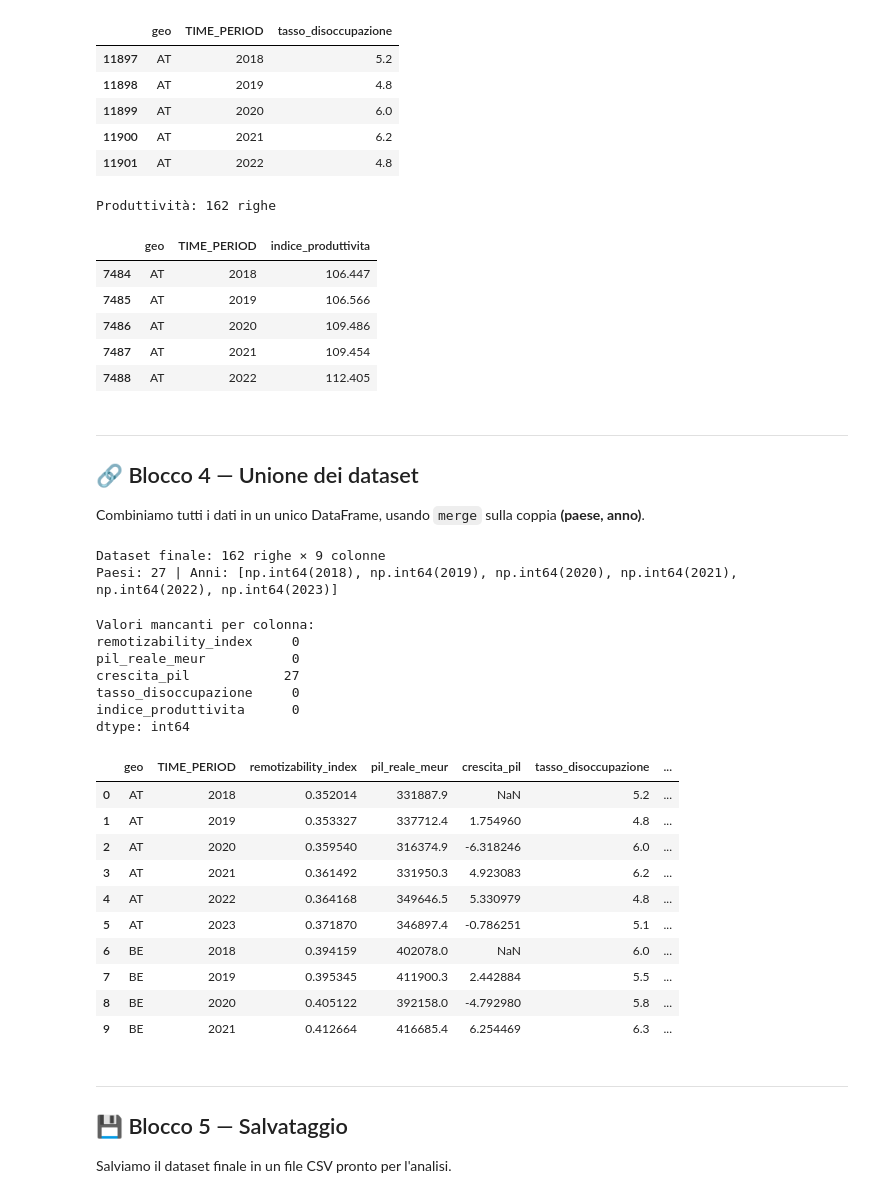
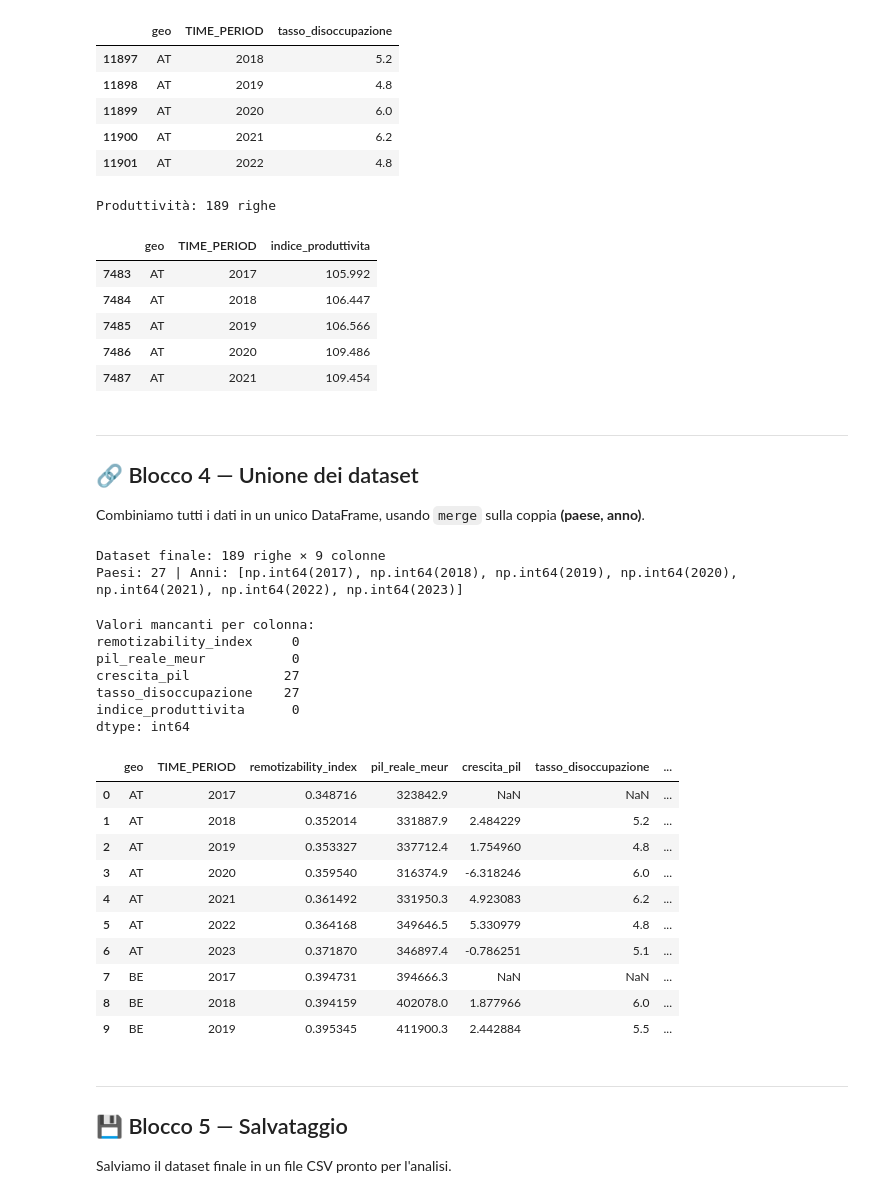
Before and after one commit to matperrucci-cell/Internet-Network-Economics, a Jupyter notebook: remote_work_semplificato.ipynb, the cells around one changed output. Cells and saved outputs as stored; diff of their text form; code cells hidden in the pictures.

```diff
--- a/remote_work_semplificato.ipynb
+++ b/remote_work_semplificato.ipynb
@@ -90,7 +90,7 @@ df_dn = pd.read_csv('occupations_workathome.csv')
 print(f'Dingel-Neiman: {len(df_dn)} righe')
 
 # File 2: dati Eurostat su occupazione ISCO e PIL, salvati insieme in un file JSON
-with open('combined_isco_gdp.json') as f:
+with open('combined_isco_gdp_2017_2023.json') as f:
     combined = json.load(f)
 
 df_isco_raw = pd.read_csv(io.StringIO(combined['isco']))
@@ -302,22 +302,22 @@ Disoccupazione: 162 righe
 # %%
 # --- Produttività del lavoro ---
 df_prod = df_prod_raw[df_prod_raw['geo'].isin(EU27)].copy()
-df_prod = df_prod[df_prod['TIME_PERIOD'].between(2018, 2023)]
+df_prod = df_prod[df_prod['TIME_PERIOD'].between(2017, 2023)]
 df_prod = df_prod[df_prod['na_item'] == 'RLPR_HW']  # produttività per ora lavorata
 df_prod = df_prod[df_prod['unit']    == 'I10']       # indice, base 2010 = 100
 df_prod = df_prod[['geo', 'TIME_PERIOD', 'OBS_VALUE']]
 df_prod = df_prod.rename(columns={'OBS_VALUE': 'indice_produttivita'})
 
 print(f'Produttività: {len(df_prod)} righe')
 df_prod.head()
 # %% [output]
-Produttività: 162 righe
+Produttività: 189 righe
 |  | geo | TIME_PERIOD | indice_produttivita |
+| 7483 | AT | 2017 | 105.992 |
 | 7484 | AT | 2018 | 106.447 |
 | 7485 | AT | 2019 | 106.566 |
 | 7486 | AT | 2020 | 109.486 |
 | 7487 | AT | 2021 | 109.454 |
-| 7488 | AT | 2022 | 112.405 |
 # %% [markdown]
 ---
 ## 🔗 Blocco 4 — Unione dei dataset
@@ -344,8 +344,8 @@ df['nome_paese'] = df['geo'].map(NOMI_PAESI)
 print(f'Dataset finale: {df.shape[0]} righe × {df.shape[1]} colonne')
 print(f'Paesi: {df["geo"].nunique()} | Anni: {sorted(df["TIME_PERIOD"].unique())}')
 # %% [output]
-Dataset finale: 162 righe × 9 colonne
-Paesi: 27 | Anni: [np.int64(2018), np.int64(2019), np.int64(2020), np.int64(2021), np.int64(2022), np.int64(2023)]
+Dataset finale: 189 righe × 9 colonne
+Paesi: 27 | Anni: [np.int64(2017), np.int64(2018), np.int64(2019), np.int64(2020), np.int64(2021), np.int64(2022), np.int64(2023)]
 # %%
 # Controlliamo quanti valori mancanti ci sono per ogni variabile principale
 colonne = ['remotizability_index', 'pil_reale_meur', 'crescita_pil',
@@ -358,7 +358,7 @@ Valori mancanti per colonna:
 remotizability_index     0
 pil_reale_meur           0
 crescita_pil            27
-tasso_disoccupazione     0
+tasso_disoccupazione    27
 indice_produttivita      0
 dtype: int64
 # %%
@@ -366,16 +366,16 @@ dtype: int64
 df.head(10)
 # %% [output]
 |  | geo | TIME_PERIOD | remotizability_index | pil_reale_meur | crescita_pil | tasso_disoccupazione | ... |
-| 0 | AT | 2018 | 0.352014 | 331887.9 | NaN | 5.2 | ... |
-| 1 | AT | 2019 | 0.353327 | 337712.4 | 1.754960 | 4.8 | ... |
-| 2 | AT | 2020 | 0.359540 | 316374.9 | -6.318246 | 6.0 | ... |
-| 3 | AT | 2021 | 0.361492 | 331950.3 | 4.923083 | 6.2 | ... |
-| 4 | AT | 2022 | 0.364168 | 349646.5 | 5.330979 | 4.8 | ... |
-| 5 | AT | 2023 | 0.371870 | 346897.4 | -0.786251 | 5.1 | ... |
-| 6 | BE | 2018 | 0.394159 | 402078.0 | NaN | 6.0 | ... |
-| 7 | BE | 2019 | 0.395345 | 411900.3 | 2.442884 | 5.5 | ... |
-| 8 | BE | 2020 | 0.405122 | 392158.0 | -4.792980 | 5.8 | ... |
-| 9 | BE | 2021 | 0.412664 | 416685.4 | 6.254469 | 6.3 | ... |
+| 0 | AT | 2017 | 0.348716 | 323842.9 | NaN | NaN | ... |
+| 1 | AT | 2018 | 0.352014 | 331887.9 | 2.484229 | 5.2 | ... |
+| 2 | AT | 2019 | 0.353327 | 337712.4 | 1.754960 | 4.8 | ... |
+| 3 | AT | 2020 | 0.359540 | 316374.9 | -6.318246 | 6.0 | ... |
+| 4 | AT | 2021 | 0.361492 | 331950.3 | 4.923083 | 6.2 | ... |
+| 5 | AT | 2022 | 0.364168 | 349646.5 | 5.330979 | 4.8 | ... |
+| 6 | AT | 2023 | 0.371870 | 346897.4 | -0.786251 | 5.1 | ... |
+| 7 | BE | 2017 | 0.394731 | 394666.3 | NaN | NaN | ... |
+| 8 | BE | 2018 | 0.394159 | 402078.0 | 1.877966 | 6.0 | ... |
+| 9 | BE | 2019 | 0.395345 | 411900.3 | 2.442884 | 5.5 | ... |
 # %% [markdown]
 ---
 ## 💾 Blocco 5 — Salvataggio
```
Also changed, not shown: parts of 13 cells of this notebook, 3 other files.
